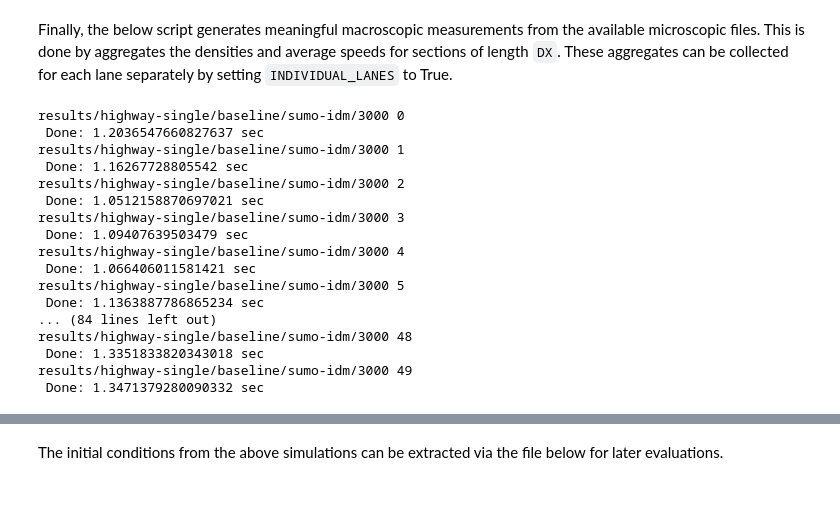
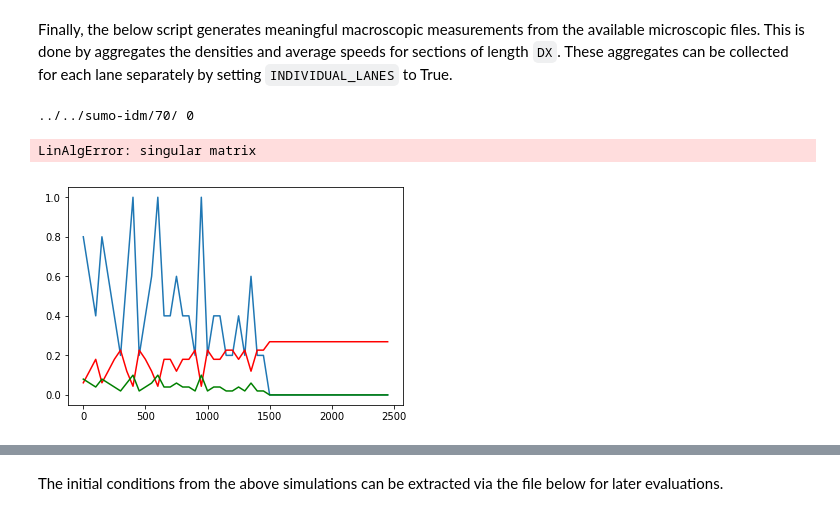
Before and after one commit to AboudyKreidieh/mbrl-traffic, a Jupyter notebook: experiments/plotting_results.ipynb, the cells around one changed output, grey strips where cells are left out. Drawn from its saved outputs; the diff is of its cells as text; code cells hidden in the pictures.

Commit message:
added kde attempts and notes

```diff
--- a/experiments/plotting_results.ipynb
+++ b/experiments/plotting_results.ipynb
@@ -187,6 +187,7 @@ import os
 import csv
 import time
 from copy import deepcopy
+from scipy import stats
 
 # the discretization in space for the aggregation procedure
 DX = 50
@@ -202,18 +203,19 @@ INDIVIDUAL_LANES = False
 
 # Specify the directories containing the files you'd like to compute
 # macroscopic properties for.
-directory = ["results/highway-single/baseline/sumo-idm/{}".format(x)
-             for x in [3000]]
-
+# directory = ["../../sumo-idm/{}".format(x)
+#              for x in [3000]]
+directory = ["../../sumo-idm/70/"] # my directory
 
 for directory_i in directory:
     directory_micro = os.path.join(directory_i, "micro")
-    directory_macro = os.path.join(directory_i, "macro")
+    directory_macro = os.path.join(directory_i, "macro_test")
 
     # get the names of all files in the directory
     files = os.listdir(directory_micro)
     files = [fp for fp in files if fp.endswith(".csv")]
 
+#     for i, fp in enumerate(sorted(files[0:2])): # making testing easier
     for i, fp in enumerate(sorted(files)):
         # for timing purposes
         print(directory_i, i)
@@ -239,7 +241,16 @@ for directory_i in directory:
                     pass
 
         # place the new data in an output dictionary
-        densities = num_vehicles / DX
+
+        densities = []
+        for n_vehicles in num_vehicles:
+          #Note: This method only works for singular matrixes (ie. if the num_vehhicles
+          #array contains all zeros, it failes)
+            kernel = stats.gaussian_kde(n_vehicles) # bandwidth =0.5
+            densities = np.vstack(densities,kernel(n_vehicles))
+
+        # densities = num_vehicles / DX
+
         speeds[num_vehicles==0] = 30  # set max speed for zero density sections
         safe_num_vehicles = deepcopy(num_vehicles)
         safe_num_vehicles[safe_num_vehicles==0] = 1
@@ -257,20 +268,22 @@ for directory_i in directory:
 
         print(" Done: {} sec".format(time.time() - t0))
 # %% [output]
-results/highway-single/baseline/sumo-idm/3000 0
- Done: 1.2036547660827637 sec
-results/highway-single/baseline/sumo-idm/3000 1
- Done: 1.16267728805542 sec
-results/highway-single/baseline/sumo-idm/3000 2
- Done: 1.0512158870697021 sec
-results/highway-single/baseline/sumo-idm/3000 3
- Done: 1.09407639503479 sec
-results/highway-single/baseline/sumo-idm/3000 4
- Done: 1.066406011581421 sec
-results/highway-single/baseline/sumo-idm/3000 5
- Done: 1.1363887786865234 sec
-... (84 lines left out)
-results/highway-single/baseline/sumo-idm/3000 48
- Done: 1.3351833820343018 sec
-results/highway-single/baseline/sumo-idm/3000 49
- Done: 1.3471379280090332 sec
+../../sumo-idm/70/ 0
+LinAlgError: singular matrix
+# %%
+#This is the method I implemented above,
+# it accurately alligns each kde value to their respective points on the road.
+# but throws errors when the num_vehciels array is filled with the same number ie(all zeros, or all ones).
+# It needs varying numbers (something realted to invertablity.
+
+# visualize one time step
+import matplotlib.pyplot as plt
+data = num_vehicles[10] # choose data. Note if you use num_vehicles[0] -> all zeros, it retuns an error
+kernel = stats.gaussian_kde(data)
+x_p = np.arange(0,LENGTH, DX)
+plt.plot(x_p, data/max(data))# raw number of vehicles in blue (normalized for better plot visual)
+plt.plot(x_p, kernel(data), "r") # kernel densities in red
+plt.plot(x_p, data/DX, "g") # current way we are estimating density in green(values are really small)
+plt.show()
+# %% [output]
+[figure, added]
```
Also changed, not shown: parts of 3 cells of this notebook.
